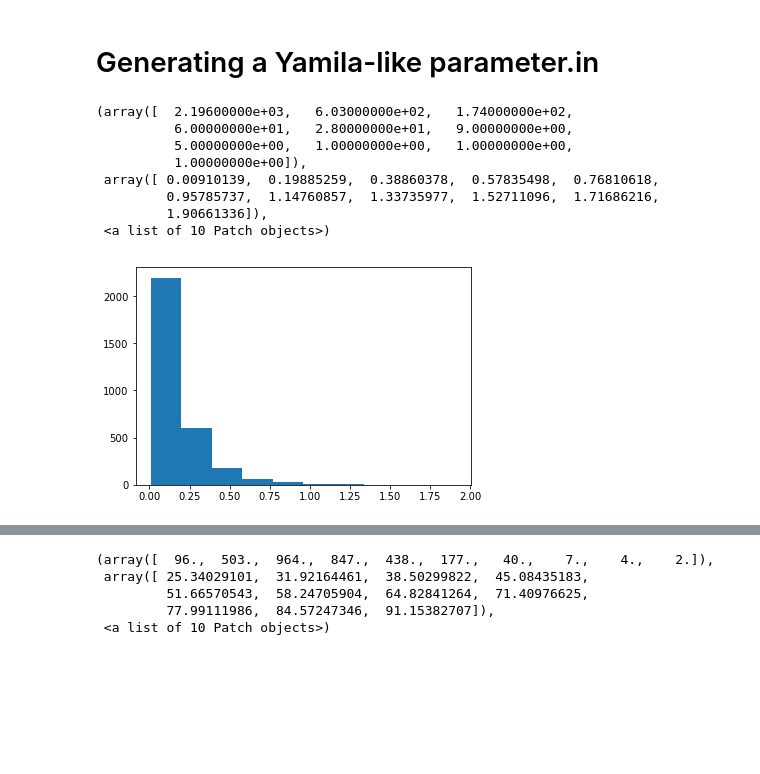
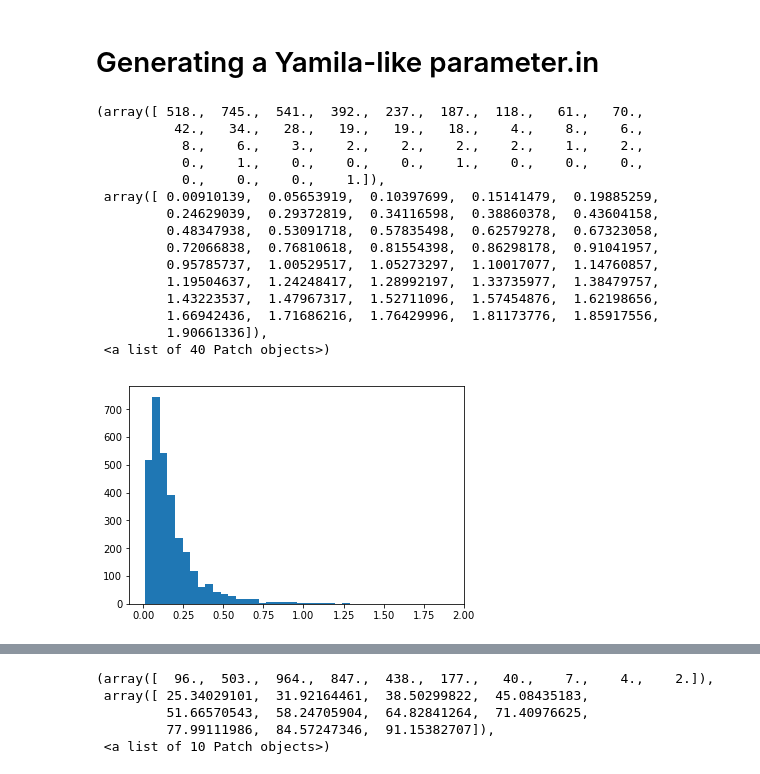
Before and after one commit to saint-germain/population_synthesis, a Jupyter notebook: tools/planetas sandbox.ipynb, the cells around one changed output, grey strips where cells are left out. Cells and saved outputs as stored; diff of their text form; code cells hidden in the pictures; blank space fills up the shorter version.

```diff
--- a/tools/planetas sandbox.ipynb
+++ b/tools/planetas sandbox.ipynb
@@ -546,16 +574,23 @@ f.close()
 # %%
 # disk mass
 np.random.seed(0)
 mu_md, sigma_md = -2.05, 0.85 # mean and standard deviation
 s_md = np.random.lognormal(mu_md, sigma_md, AAA.shape[0])
-plt.hist(s_md)
+plt.hist(s_md,bins=40)
 # %% [output]
-(array([  2.19600000e+03,   6.03000000e+02,   1.74000000e+02,
-          6.00000000e+01,   2.80000000e+01,   9.00000000e+00,
-          5.00000000e+00,   1.00000000e+00,   1.00000000e+00,
-          1.00000000e+00]),
- array([ 0.00910139,  0.19885259,  0.38860378,  0.57835498,  0.76810618,
-         0.95785737,  1.14760857,  1.33735977,  1.52711096,  1.71686216,
+(array([ 518.,  745.,  541.,  392.,  237.,  187.,  118.,   61.,   70.,
+          42.,   34.,   28.,   19.,   19.,   18.,    4.,    8.,    6.,
+           8.,    6.,    3.,    2.,    2.,    2.,    2.,    1.,    2.,
+           0.,    1.,    0.,    0.,    0.,    1.,    0.,    0.,    0.,
+           0.,    0.,    0.,    1.]),
+ array([ 0.00910139,  0.05653919,  0.10397699,  0.15141479,  0.19885259,
+         0.24629039,  0.29372819,  0.34116598,  0.38860378,  0.43604158,
+         0.48347938,  0.53091718,  0.57835498,  0.62579278,  0.67323058,
+         0.72066838,  0.76810618,  0.81554398,  0.86298178,  0.91041957,
+         0.95785737,  1.00529517,  1.05273297,  1.10017077,  1.14760857,
+         1.19504637,  1.24248417,  1.28992197,  1.33735977,  1.38479757,
+         1.43223537,  1.47967317,  1.52711096,  1.57454876,  1.62198656,
+         1.66942436,  1.71686216,  1.76429996,  1.81173776,  1.85917556,
          1.90661336]),
- <a list of 10 Patch objects>)
+ <a list of 40 Patch objects>)
-[figure, old version]
+[figure, new version]
```
Also changed, not shown: parts of 5 cells of this notebook.
